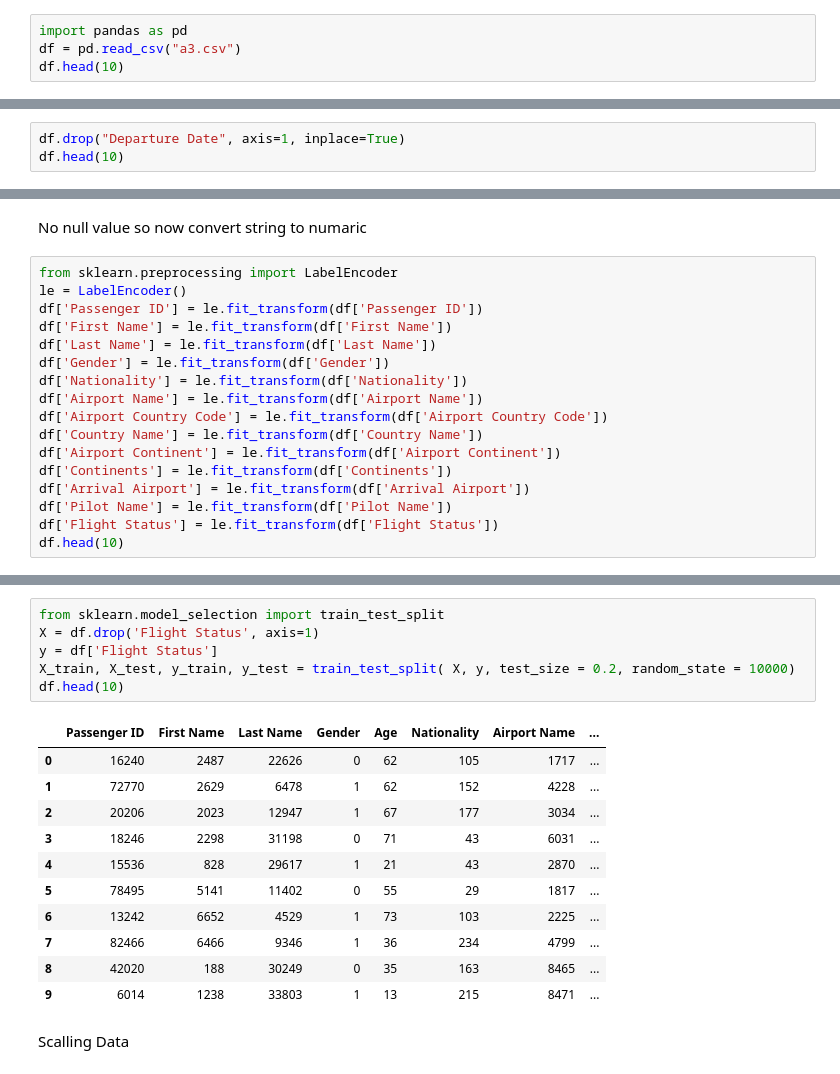
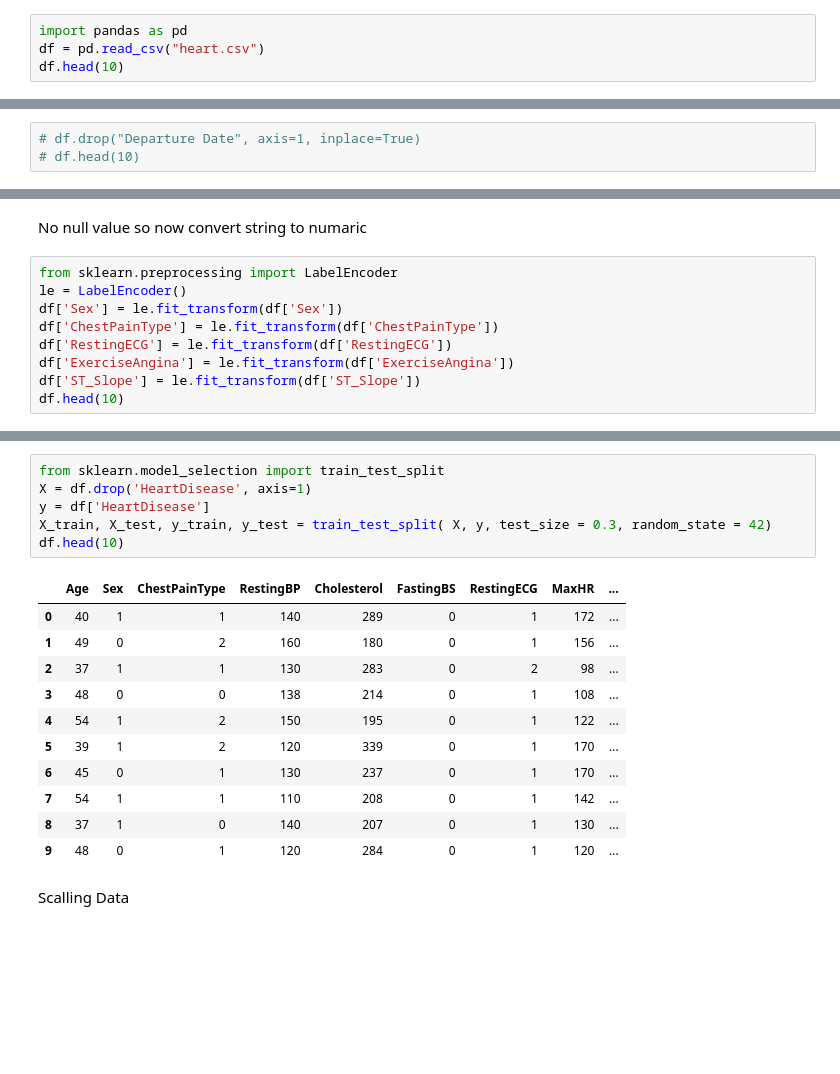
Before and after one commit to nupur221/Machine-Learning-Algorithm, a Jupyter notebook: code.ipynb, the cells around one changed output, grey strips where cells are left out. Drawn from its saved outputs; the diff is of its cells as text; blank space fills up the shorter version.

```diff
--- a/code.ipynb
+++ b/code.ipynb
@@ -2,6 +2,6 @@
 Load Dataset
 # %%
 import pandas as pd
-df = pd.read_csv("a3.csv")
+df = pd.read_csv("heart.csv")
 df.head(10)
 # %% [output]
@@ -40,5 +37,5 @@ dtype: int64
 # %% [markdown]
 Drop Date column
 # %%
-df.drop("Departure Date", axis=1, inplace=True)
-df.head(10)
+# df.drop("Departure Date", axis=1, inplace=True)
+# df.head(10)
@@ -59,18 +44,10 @@ No null value so now convert string to numaric
 # %%
 from sklearn.preprocessing import LabelEncoder
 le = LabelEncoder()
-df['Passenger ID'] = le.fit_transform(df['Passenger ID'])
-df['First Name'] = le.fit_transform(df['First Name'])
-df['Last Name'] = le.fit_transform(df['Last Name'])
-df['Gender'] = le.fit_transform(df['Gender'])
-df['Nationality'] = le.fit_transform(df['Nationality'])
-df['Airport Name'] = le.fit_transform(df['Airport Name'])
-df['Airport Country Code'] = le.fit_transform(df['Airport Country Code'])
-df['Country Name'] = le.fit_transform(df['Country Name'])
-df['Airport Continent'] = le.fit_transform(df['Airport Continent'])
-df['Continents'] = le.fit_transform(df['Continents'])
-df['Arrival Airport'] = le.fit_transform(df['Arrival Airport'])
-df['Pilot Name'] = le.fit_transform(df['Pilot Name'])
-df['Flight Status'] = le.fit_transform(df['Flight Status'])
+df['Sex'] = le.fit_transform(df['Sex'])
+df['ChestPainType'] = le.fit_transform(df['ChestPainType'])
+df['RestingECG'] = le.fit_transform(df['RestingECG'])
+df['ExerciseAngina'] = le.fit_transform(df['ExerciseAngina'])
+df['ST_Slope'] = le.fit_transform(df['ST_Slope'])
 df.head(10)
 # %% [output]
@@ -90,21 +67,21 @@ Data Spliting for train(80%) and test(20%)
 # %%
 from sklearn.model_selection import train_test_split
-X = df.drop('Flight Status', axis=1)
-y = df['Flight Status']
-X_train, X_test, y_train, y_test = train_test_split( X, y, test_size = 0.2, random_state = 10000)
+X = df.drop('HeartDisease', axis=1)
+y = df['HeartDisease']
+X_train, X_test, y_train, y_test = train_test_split( X, y, test_size = 0.3, random_state = 42)
 df.head(10)
 # %% [output]
-|  | Passenger ID | First Name | Last Name | Gender | Age | Nationality | Airport Name | ... |
-| 0 | 16240 | 2487 | 22626 | 0 | 62 | 105 | 1717 | ... |
-| 1 | 72770 | 2629 | 6478 | 1 | 62 | 152 | 4228 | ... |
-| 2 | 20206 | 2023 | 12947 | 1 | 67 | 177 | 3034 | ... |
-| 3 | 18246 | 2298 | 31198 | 0 | 71 | 43 | 6031 | ... |
-| 4 | 15536 | 828 | 29617 | 1 | 21 | 43 | 2870 | ... |
-| 5 | 78495 | 5141 | 11402 | 0 | 55 | 29 | 1817 | ... |
-| 6 | 13242 | 6652 | 4529 | 1 | 73 | 103 | 2225 | ... |
-| 7 | 82466 | 6466 | 9346 | 1 | 36 | 234 | 4799 | ... |
-| 8 | 42020 | 188 | 30249 | 0 | 35 | 163 | 8465 | ... |
-| 9 | 6014 | 1238 | 33803 | 1 | 13 | 215 | 8471 | ... |
+|  | Age | Sex | ChestPainType | RestingBP | Cholesterol | FastingBS | RestingECG | MaxHR | ... |
+| 0 | 40 | 1 | 1 | 140 | 289 | 0 | 1 | 172 | ... |
+| 1 | 49 | 0 | 2 | 160 | 180 | 0 | 1 | 156 | ... |
+| 2 | 37 | 1 | 1 | 130 | 283 | 0 | 2 | 98 | ... |
+| 3 | 48 | 0 | 0 | 138 | 214 | 0 | 1 | 108 | ... |
+| 4 | 54 | 1 | 2 | 150 | 195 | 0 | 1 | 122 | ... |
+| 5 | 39 | 1 | 2 | 120 | 339 | 0 | 1 | 170 | ... |
+| 6 | 45 | 0 | 1 | 130 | 237 | 0 | 1 | 170 | ... |
+| 7 | 54 | 1 | 1 | 110 | 208 | 0 | 1 | 142 | ... |
+| 8 | 37 | 1 | 0 | 140 | 207 | 0 | 1 | 130 | ... |
+| 9 | 48 | 0 | 1 | 120 | 284 | 0 | 1 | 120 | ... |
 # %% [markdown]
 Scalling Data
 # %%
```
Also changed, not shown: parts of 50 cells of this notebook, 2 other files.
